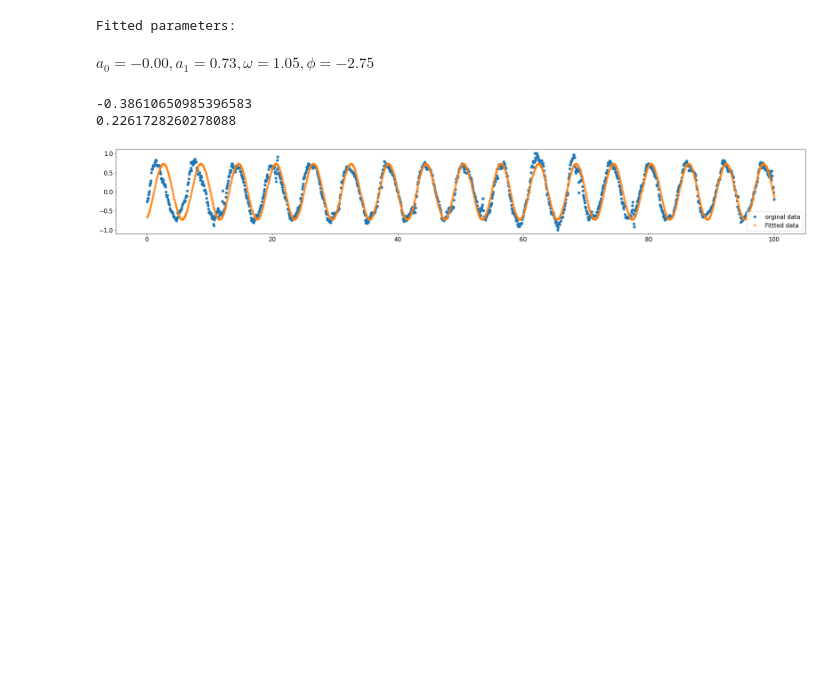
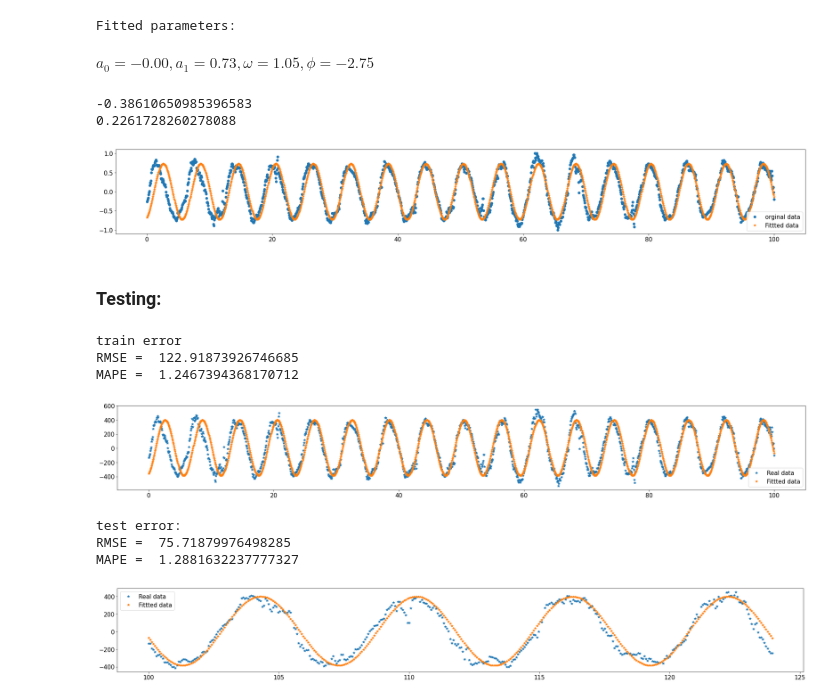
Before and after one commit to vladislav3112/time-series-exploration-testtask, a Jupyter notebook: metric_analysis.ipynb, the cells around one changed output. Cells and saved outputs as stored; diff of their text form; code cells hidden in the pictures; blank space fills up the shorter version.

```diff
--- a/metric_analysis.ipynb
+++ b/metric_analysis.ipynb
@@ -286,3 +315,16 @@ plt.show()
 -0.38610650985396583
 0.2261728260278088
 [figure]
+# %% [markdown]
+### Testing:
+# %%
+diff = test_model(df_train['data'],y_fit,df_test['data'],best_params)
+# %% [output]
+train error
+RMSE =  122.91873926746685
+MAPE =  1.2467394368170712
+[figure, added]
+test error:
+RMSE =  75.71879976498285
+MAPE =  1.2881632237777327
+[figure, added]
```
Also changed, not shown: parts of 15 cells of this notebook.
